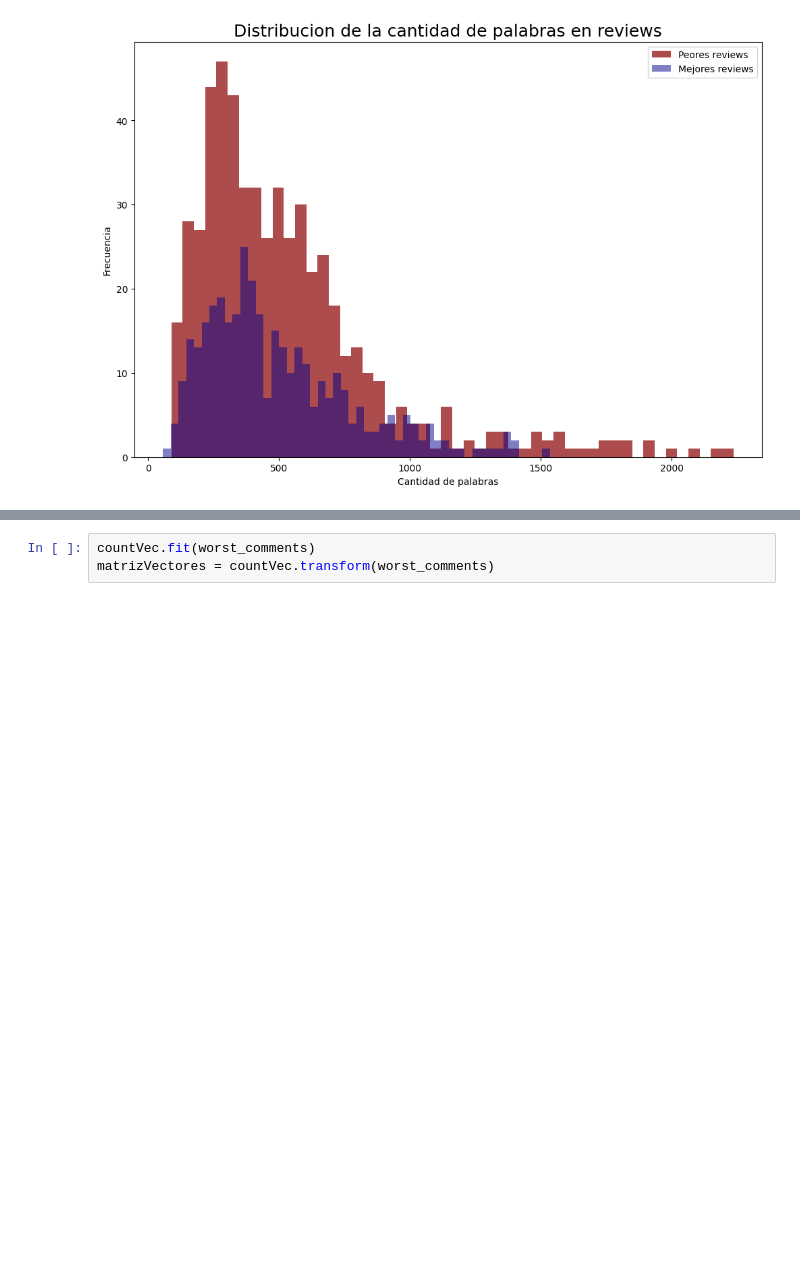
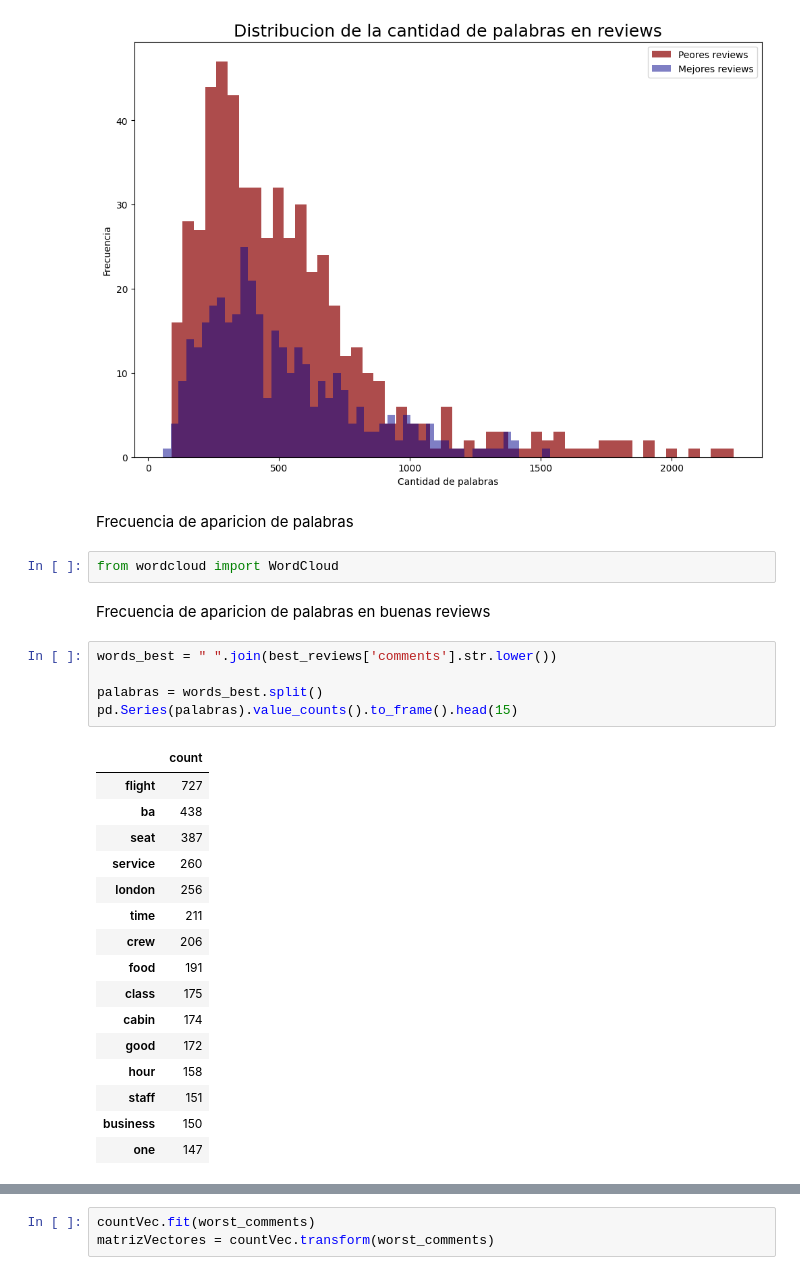
Before and after one commit to agalarza768/TP1-Orga_de_datos, a Jupyter notebook: TP_Orga.ipynb, the cells around one changed output, grey strips where cells are left out. Saved outputs shown, nothing was run; the diff lists cells and outputs as text; blank space fills up the shorter version.

```diff
--- a/TP_Orga.ipynb
+++ b/TP_Orga.ipynb
@@ -693,3 +700,31 @@ plt.legend()
 plt.show()
 # %% [output]
 [figure]
+# %% [markdown]
+Frecuencia de aparicion de palabras
+# %%
+from wordcloud import WordCloud
+# %% [markdown]
+Frecuencia de aparicion de palabras en buenas reviews
+# %%
+words_best = " ".join(best_reviews['comments'].str.lower())
+
+palabras = words_best.split()
+pd.Series(palabras).value_counts().to_frame().head(15)
+# %% [output]
+|  | count |
+| flight | 727 |
+| ba | 438 |
+| seat | 387 |
+| service | 260 |
+| london | 256 |
+| time | 211 |
+| crew | 206 |
+| food | 191 |
+| class | 175 |
+| cabin | 174 |
+| good | 172 |
+| hour | 158 |
+| staff | 151 |
+| business | 150 |
+| one | 147 |
```
Also changed, not shown: parts of 11 cells of this notebook.
